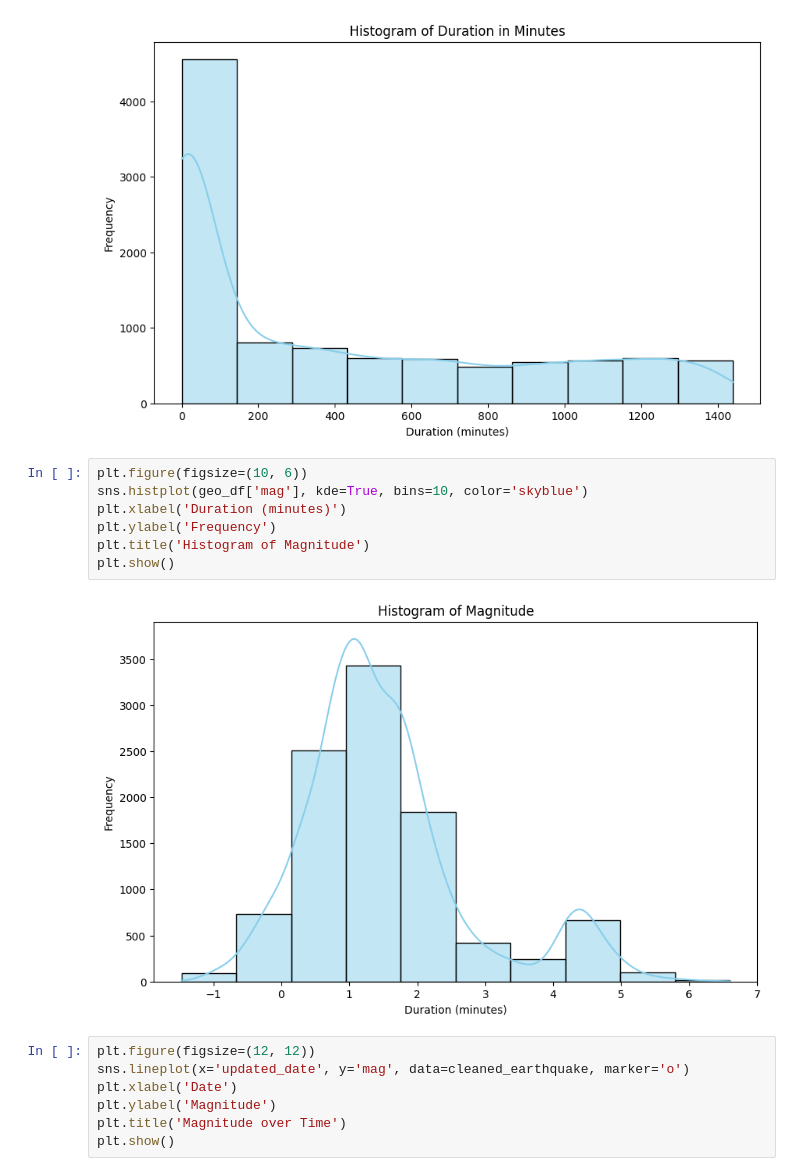
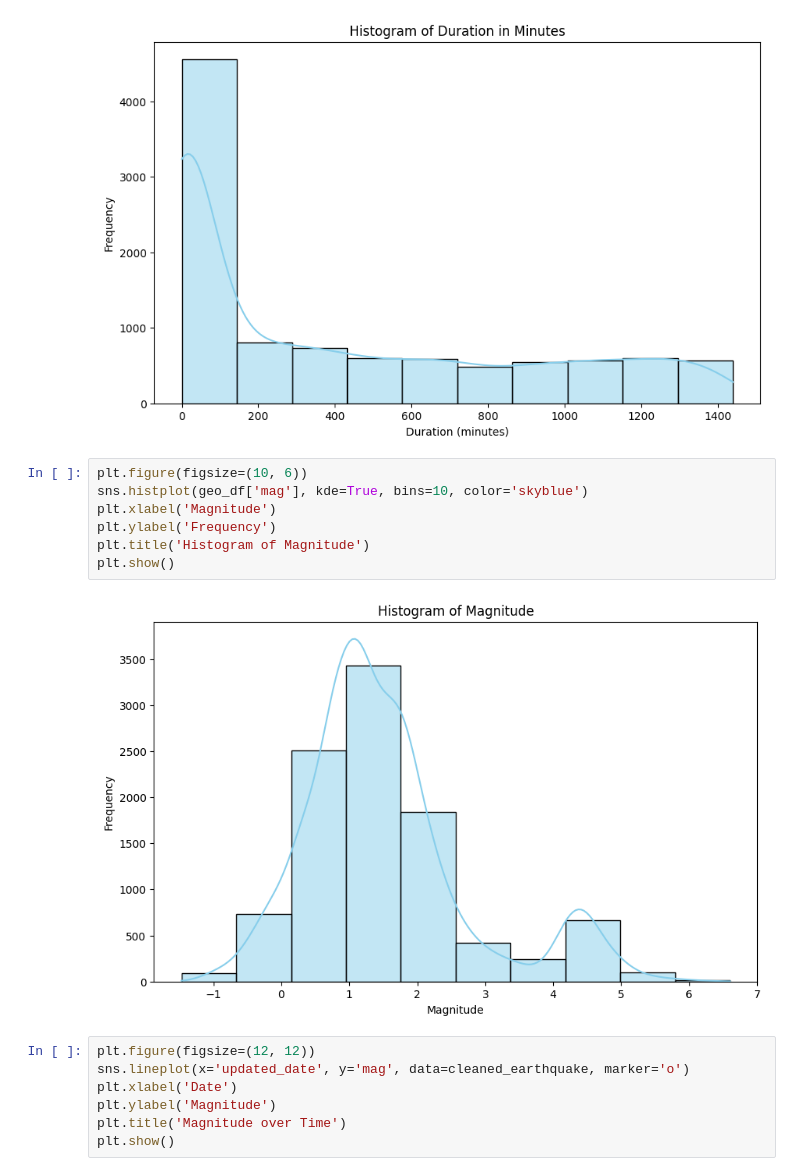
Before and after one commit to Mercymerine/Machine_Learning_1, a Jupyter notebook: cap_earthquake.ipynb, the cells around one changed output. Saved outputs shown, nothing was run; the diff lists cells and outputs as text.

```diff
--- a/cap_earthquake.ipynb
+++ b/cap_earthquake.ipynb
@@ -697,12 +697,12 @@ plt.show()
 # %%
 plt.figure(figsize=(10, 6))
 sns.histplot(geo_df['mag'], kde=True, bins=10, color='skyblue')
-plt.xlabel('Duration (minutes)')
+plt.xlabel('Magnitude')
 plt.ylabel('Frequency')
 plt.title('Histogram of Magnitude')
 plt.show()
 # %% [output]
-[figure, old version]
+[figure, new version]
 # %%
 plt.figure(figsize=(12, 12))
 sns.lineplot(x='updated_date', y='mag', data=cleaned_earthquake, marker='o')
```
